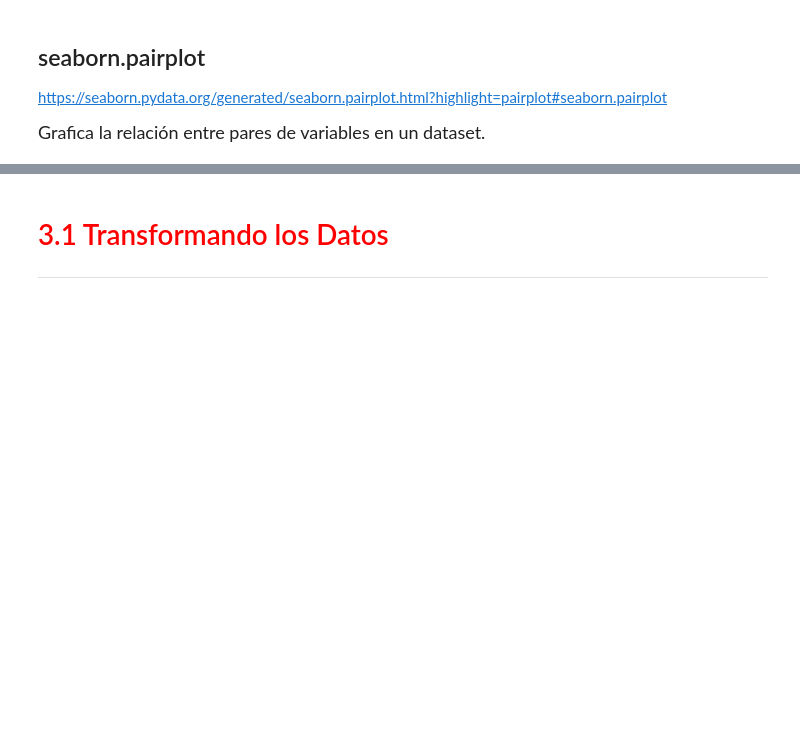
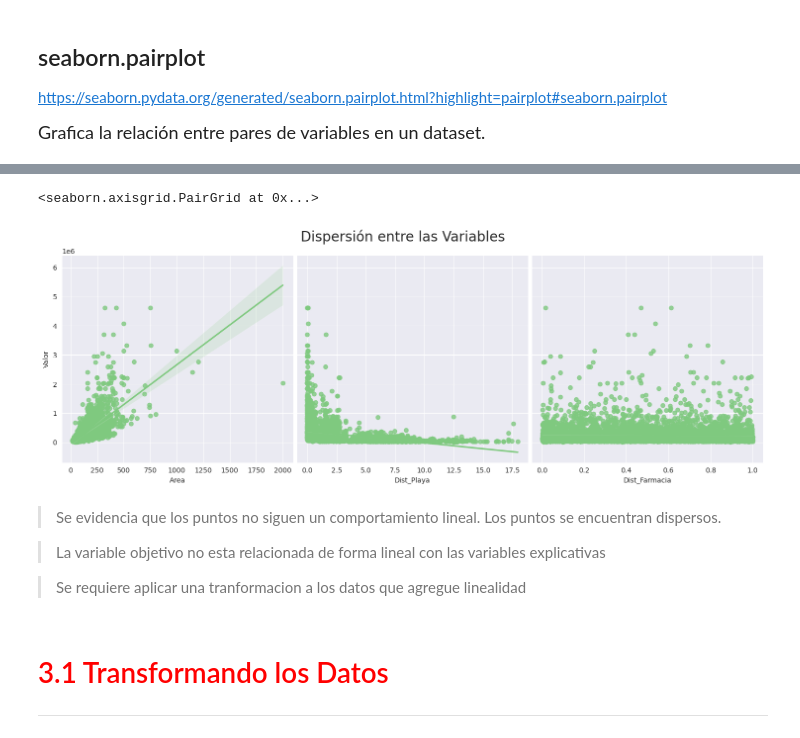
Before and after one commit to jbernalg/ALURA_Data_Science, a Jupyter notebook: Estadistica_ML/RL_Avanzada/Regresion_Lineal_II.ipynb, the cells around one changed output, grey strips where cells are left out. Drawn from its saved outputs; the diff is of its cells as text; code cells hidden in the pictures; blank space fills up the shorter version.

Commit message:
dispersion entre las variables explicativas

```diff
--- a/Estadistica_ML/RL_Avanzada/Regresion_Lineal_II.ipynb
+++ b/Estadistica_ML/RL_Avanzada/Regresion_Lineal_II.ipynb
@@ -166,7 +177,16 @@ ax
 # %%
-
+ax = sns.pairplot(datos, y_vars='Valor', x_vars=['Area', 'Dist_Playa', 'Dist_Farmacia'], height=5, kind='reg')
 ax.fig.suptitle('Dispersión entre las Variables', fontsize=20, y=1.05)
 ax
+# %% [output]
+<seaborn.axisgrid.PairGrid at 0x...>
+[figure, added]
+# %% [markdown]
+> Se evidencia que los puntos no siguen un comportamiento lineal. Los puntos se encuentran dispersos.
+
+> La variable objetivo no esta relacionada de forma lineal con las variables explicativas
+
+> Se requiere aplicar una tranformacion a los datos que agregue linealidad
 # %% [markdown]
 # <font color='red' style='font-size: 30px;'>3.1 Transformando los Datos</font>
 <hr style='border: 2px solid red;'>
```
Also changed, not shown: parts of 2 cells of this notebook.
